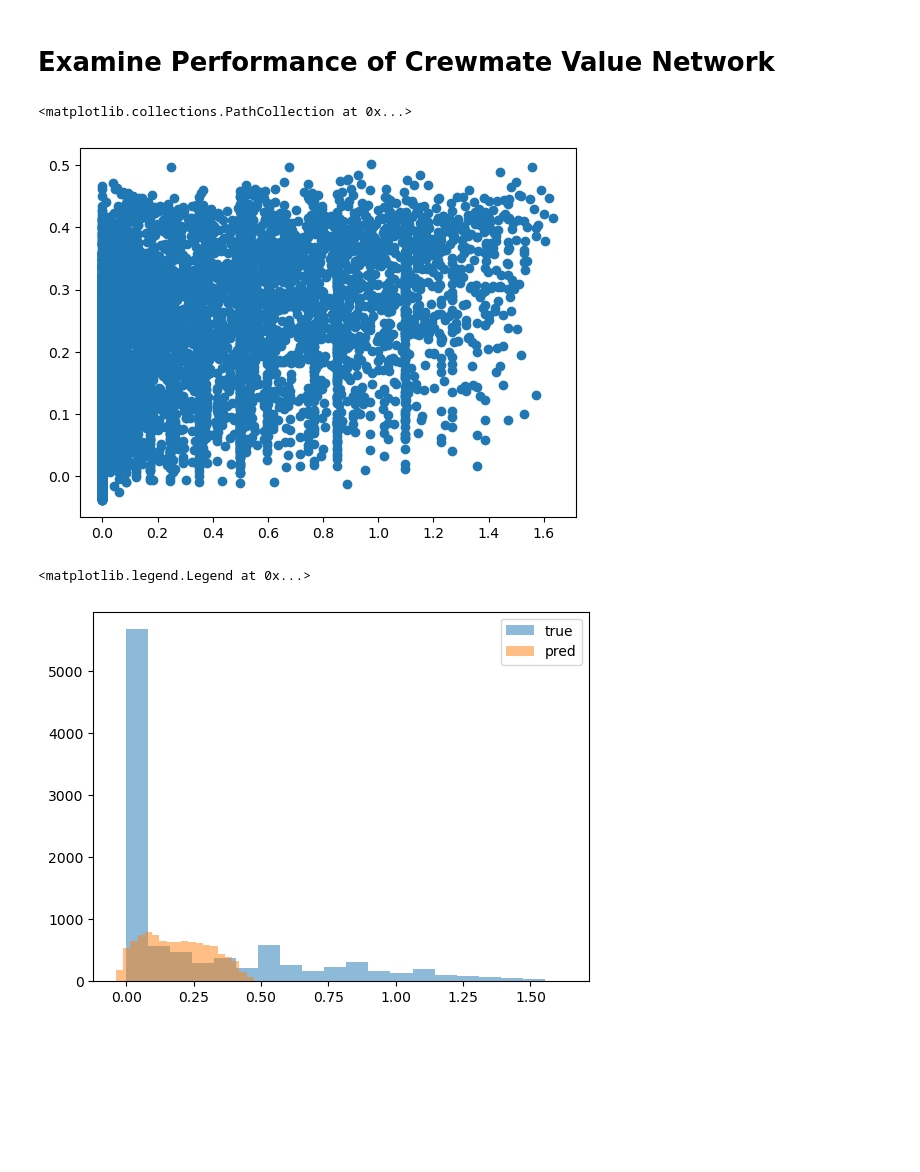
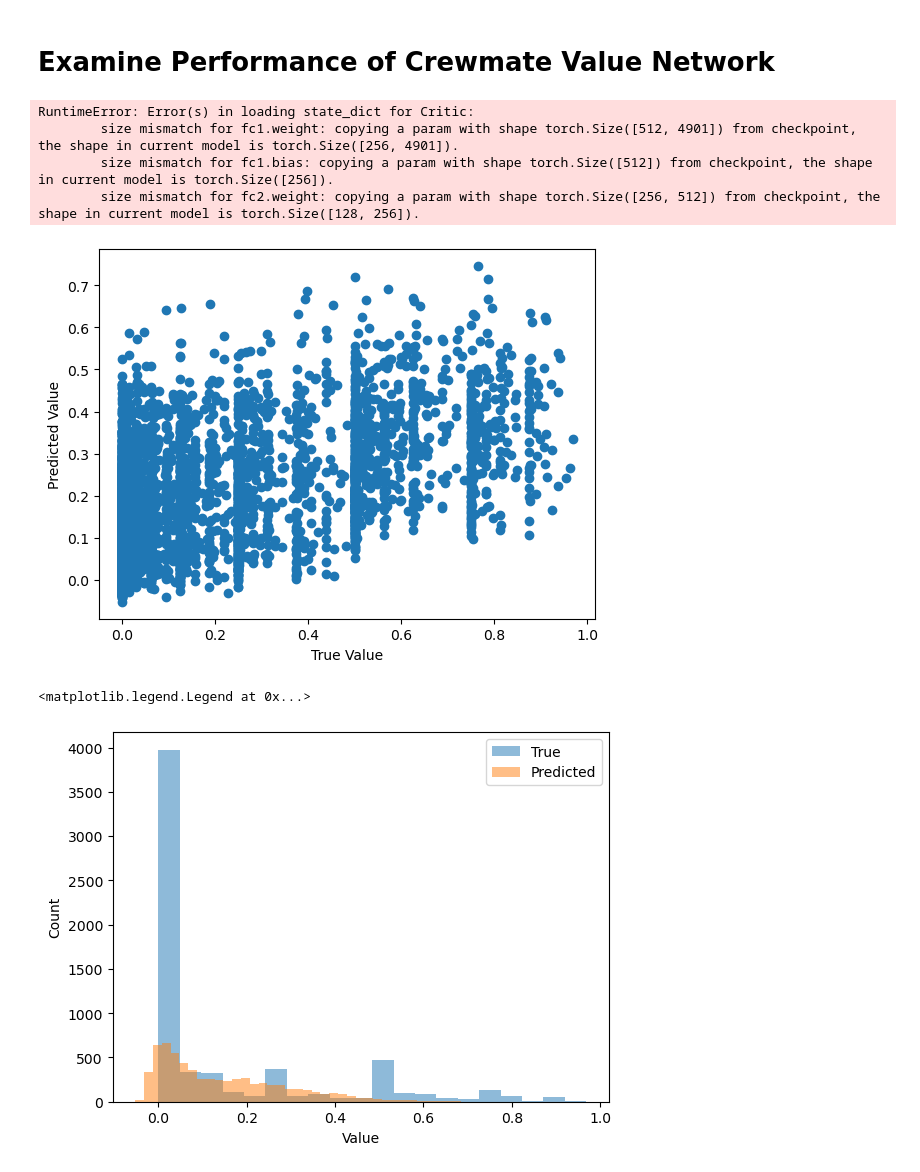
Before and after one commit to pimpale/omegasus, a Jupyter notebook: amogus-rl/amogus-rl.ipynb, the cells around one changed output. Cells and saved outputs as stored; diff of their text form; code cells hidden in the pictures; blank space fills up the shorter version.

```diff
--- a/amogus-rl/amogus-rl.ipynb
+++ b/amogus-rl/amogus-rl.ipynb
@@ -101,9 +101,9 @@ def play(
     )
 
     # randomize task location
-    for _ in range(10):
+    for _ in range(40):
         location = random_valid_location()
-        initial_state.tasks[location] += 3
+        initial_state.tasks[location] = 1
 
     # create actor player at random location
     actor_state = env.PlayerState(random_valid_location(), actor_is_impostor)
@@ -393,44 +384,70 @@ plt.show()
 # %% [markdown]
 # Examine Performance of Crewmate Value Network
+# %%
+CREWMATE_STEP = 1000
+IMPOSTOR_STEP = 1000
+
+# load models
+impostor_actor = network.Actor().to(device)
+impostor_actor.load_state_dict(torch.load(f"{SUMMARY_DIR}/impostor_model_ep_{IMPOSTOR_STEP}_actor.ckpt"))
+impostor_actor.eval()
+
+impostor_critic = network.Critic().to(device)
+impostor_critic.load_state_dict(torch.load(f"{SUMMARY_DIR}/impostor_model_ep_{IMPOSTOR_STEP}_critic.ckpt"))
+impostor_critic.eval()
+
+crewmate_actor = network.Actor().to(device)
+crewmate_actor.load_state_dict(torch.load(f"{SUMMARY_DIR}/crewmate_model_ep_{CREWMATE_STEP}_actor.ckpt"))
+crewmate_actor.eval()
+
+crewmate_critic = network.Critic().to(device)
+crewmate_critic.load_state_dict(torch.load(f"{SUMMARY_DIR}/crewmate_model_ep_{CREWMATE_STEP}_critic.ckpt"))
+crewmate_critic.eval()
+# %% [output]
+RuntimeError: Error(s) in loading state_dict for Critic:
+        size mismatch for fc1.weight: copying a param with shape torch.Size([512, 4901]) from checkpoint, the shape in current model is torch.Size([256, 4901]).
+        size mismatch for fc1.bias: copying a param with shape torch.Size([512]) from checkpoint, the shape in current model is torch.Size([256]).
+        size mismatch for fc2.weight: copying a param with shape torch.Size([256, 512]) from checkpoint, the shape in current model is torch.Size([128, 256]).
 # %%
 import matplotlib.pyplot as plt
 
+s = np.array([], dtype='object')
+a = np.array([], dtype=env.Action)
+r = np.array([], dtype=np.float32)
+d = np.array([], dtype=np.float32)
+v_true = np.array([], dtype=np.float32)
+v_pred = np.array([], dtype=np.float32)
+
+
 others = []
-s = []
-a = []
-r = []
-d = []
-true_v = []
-pred_v = []
-
-rt = []
-
 for _ in range(3):
     others.append(player.RandomPlayer())
 for _ in range(200):
     # play the game
     s_t, a_t, r_t, d_t, v_t, _ = play(nn_player, False, others)
-    s += s_t
-    a += a_t
-    r += r_t
-    d += d_t
-    true_v += v_t
+    s = np.append(s, np.array(s_t))
+    a = np.append(a, np.array(a_t))
+    r = np.append(r, np.array(r_t))
+    d = np.append(d, np.array(d_t))
+    v_true = np.append(v_true, np.array(v_t))
 
     obsx, obst = network.obs_batch_to_tensor(s_t, device)
-    pred_v_t = nn_player.crewmate_critic.forward(obsx, obst).detach().cpu().numpy()
-    pred_v += list(pred_v_t)
-
-    rt += [np.sum(r_t)]
+    v_pred_t = nn_player.crewmate_critic.forward(obsx, obst).detach().cpu().numpy()
+    v_pred = np.append(v_pred, v_pred_t)
 # %%
 # plot the rewards
-plt.scatter(true_v, pred_v)
+plt.scatter(v_true, v_pred)
+plt.xlabel("True Value")
+plt.ylabel("Predicted Value")
+plt.show()
 # %% [output]
-<matplotlib.collections.PathCollection at 0x...>
-[figure, old version]
+[figure, new version]
 # %%
-plt.hist(true_v, bins=20, alpha=0.5, label="true")
-plt.hist(pred_v, bins=20, alpha=0.5, label="pred")
-plt.legend(loc='upper right')
+plt.hist(v_true, bins=20, alpha=0.5, label='True')
+plt.hist(v_pred, bins=40, alpha=0.5, label='Predicted')
+plt.xlabel("Value")
+plt.ylabel("Count")
+plt.legend()
 # %% [output]
 <matplotlib.legend.Legend at 0x...>
-[figure, old version]
+[figure, new version]
```
Also changed, not shown: parts of 11 cells of this notebook, 2 other files.
